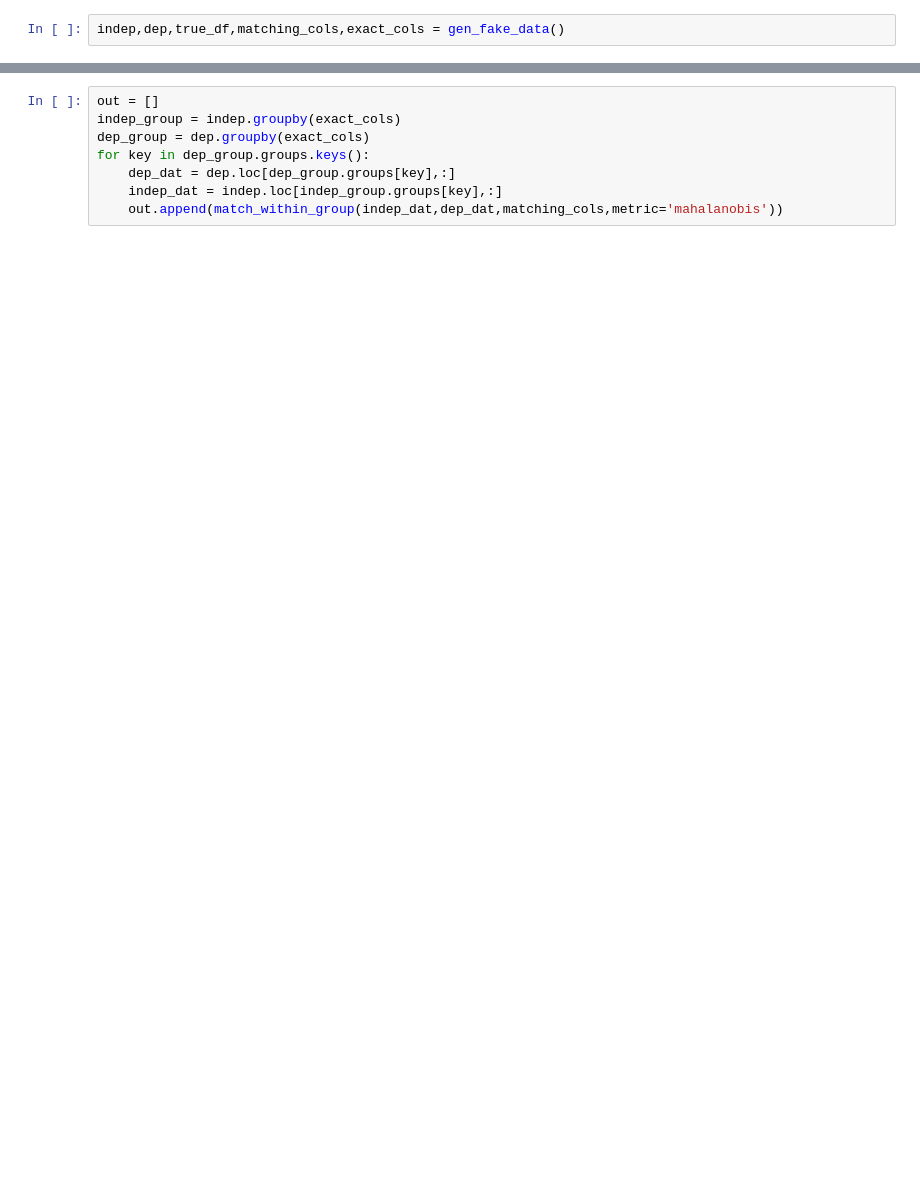
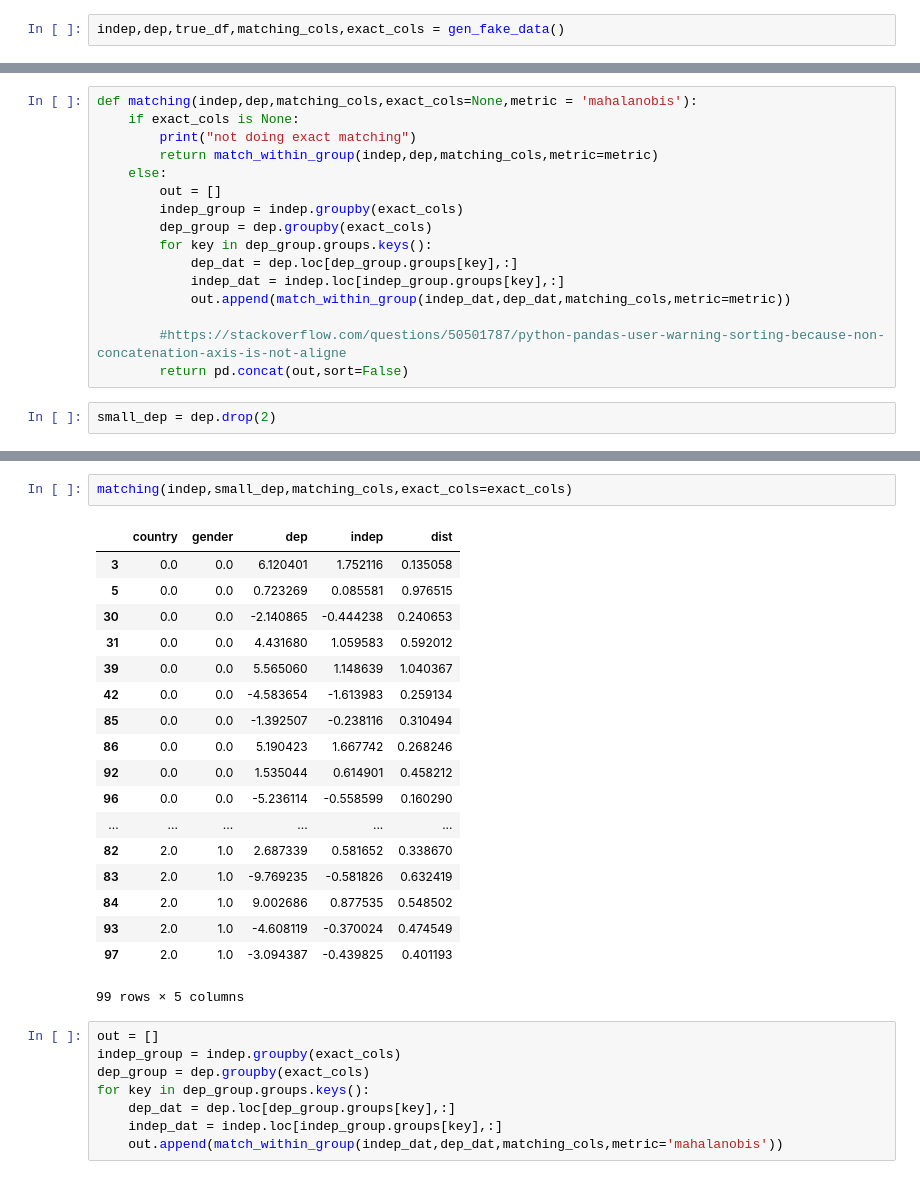
Before and after one commit to ianhi/mergetown, a Jupyter notebook: making_frontiers.ipynb, the cells around one changed output, grey strips where cells are left out. Drawn from its saved outputs; the diff is of its cells as text; blank space fills up the shorter version.

```diff
--- a/making_frontiers.ipynb
+++ b/making_frontiers.ipynb
@@ -22,0 +44,18 @@ indep,dep,true_df,matching_cols,exact_cols = gen_fake_data()
+# %%
+def matching(indep,dep,matching_cols,exact_cols=None,metric = 'mahalanobis'):
+    if exact_cols is None:
+        print("not doing exact matching")
+        return match_within_group(indep,dep,matching_cols,metric=metric)
+    else:
+        out = []
+        indep_group = indep.groupby(exact_cols)
+        dep_group = dep.groupby(exact_cols)
+        for key in dep_group.groups.keys():
+            dep_dat = dep.loc[dep_group.groups[key],:]
+            indep_dat = indep.loc[indep_group.groups[key],:]
+            out.append(match_within_group(indep_dat,dep_dat,matching_cols,metric=metric))
+
+        #https://stackoverflow.com/questions/50501787/python-pandas-user-warning-sorting-because-non-concatenation-axis-is-not-aligne
+        return pd.concat(out,sort=False)
+# %%
+small_dep = dep.drop(2)
@@ -23,3 +106,24 @@ indep,dep,true_df,matching_cols,exact_cols = gen_fake_data()
+# %%
+matching(indep,small_dep,matching_cols,exact_cols=exact_cols)
+# %% [output]
+|  | country | gender | dep | indep | dist |
+| 3 | 0.0 | 0.0 | 6.120401 | 1.752116 | 0.135058 |
+| 5 | 0.0 | 0.0 | 0.723269 | 0.085581 | 0.976515 |
+| 30 | 0.0 | 0.0 | -2.140865 | -0.444238 | 0.240653 |
+| 31 | 0.0 | 0.0 | 4.431680 | 1.059583 | 0.592012 |
+| 39 | 0.0 | 0.0 | 5.565060 | 1.148639 | 1.040367 |
+| 42 | 0.0 | 0.0 | -4.583654 | -1.613983 | 0.259134 |
+| 85 | 0.0 | 0.0 | -1.392507 | -0.238116 | 0.310494 |
+| 86 | 0.0 | 0.0 | 5.190423 | 1.667742 | 0.268246 |
+| 92 | 0.0 | 0.0 | 1.535044 | 0.614901 | 0.458212 |
+| 96 | 0.0 | 0.0 | -5.236114 | -0.558599 | 0.160290 |
+| ... | ... | ... | ... | ... | ... |
+| 82 | 2.0 | 1.0 | 2.687339 | 0.581652 | 0.338670 |
+| 83 | 2.0 | 1.0 | -9.769235 | -0.581826 | 0.632419 |
+| 84 | 2.0 | 1.0 | 9.002686 | 0.877535 | 0.548502 |
+| 93 | 2.0 | 1.0 | -4.608119 | -0.370024 | 0.474549 |
+| 97 | 2.0 | 1.0 | -3.094387 | -0.439825 | 0.401193 |
+99 rows × 5 columns
 # %%
 out = []
 indep_group = indep.groupby(exact_cols)
```
Also changed, not shown: parts of 22 cells of this notebook, 2 other files.
